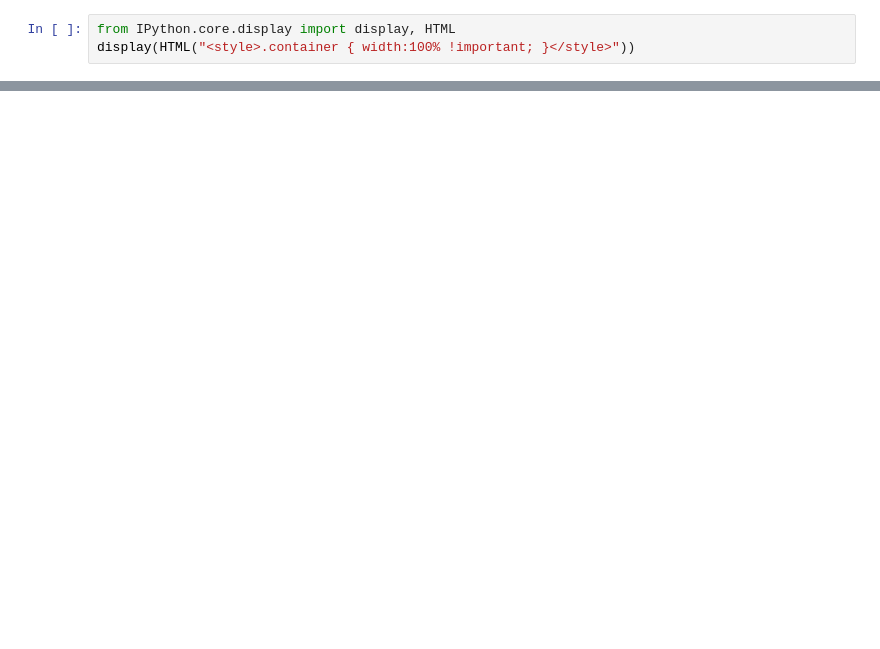
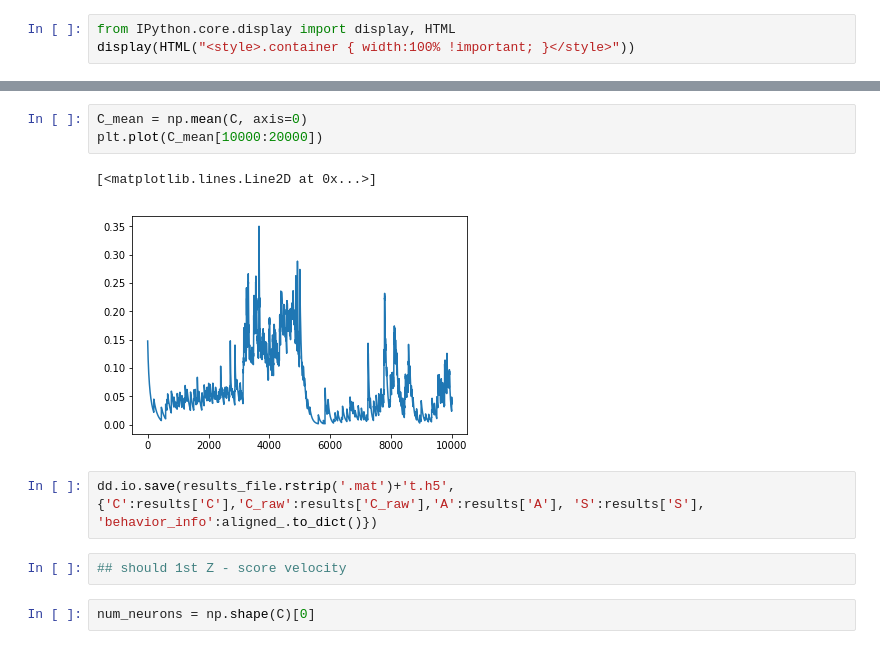
Before and after one commit to santiagochacin/post_cmfe_analysis, a Jupyter notebook: load_cnmfe_matlab_jjm.ipynb, the cells around one changed output, grey strips where cells are left out. Drawn from its saved outputs; the diff is of its cells as text; blank space fills up the shorter version.

```diff
--- a/load_cnmfe_matlab_jjm.ipynb
+++ b/load_cnmfe_matlab_jjm.ipynb
@@ -71,0 +88,12 @@ plt.show()
+# %%
+C_mean = np.mean(C, axis=0)
+plt.plot(C_mean[10000:20000])
+# %% [output]
+[<matplotlib.lines.Line2D at 0x...>]
+[figure, added]
+# %%
+dd.io.save(results_file.rstrip('.mat')+'t.h5', {'C':results['C'],'C_raw':results['C_raw'],'A':results['A'], 'S':results['S'], 'behavior_info':aligned_.to_dict()})
+# %%
+## should 1st Z - score velocity
+# %%
+num_neurons = np.shape(C)[0]
```
Also changed, not shown: parts of 19 cells of this notebook, 4 other files.
